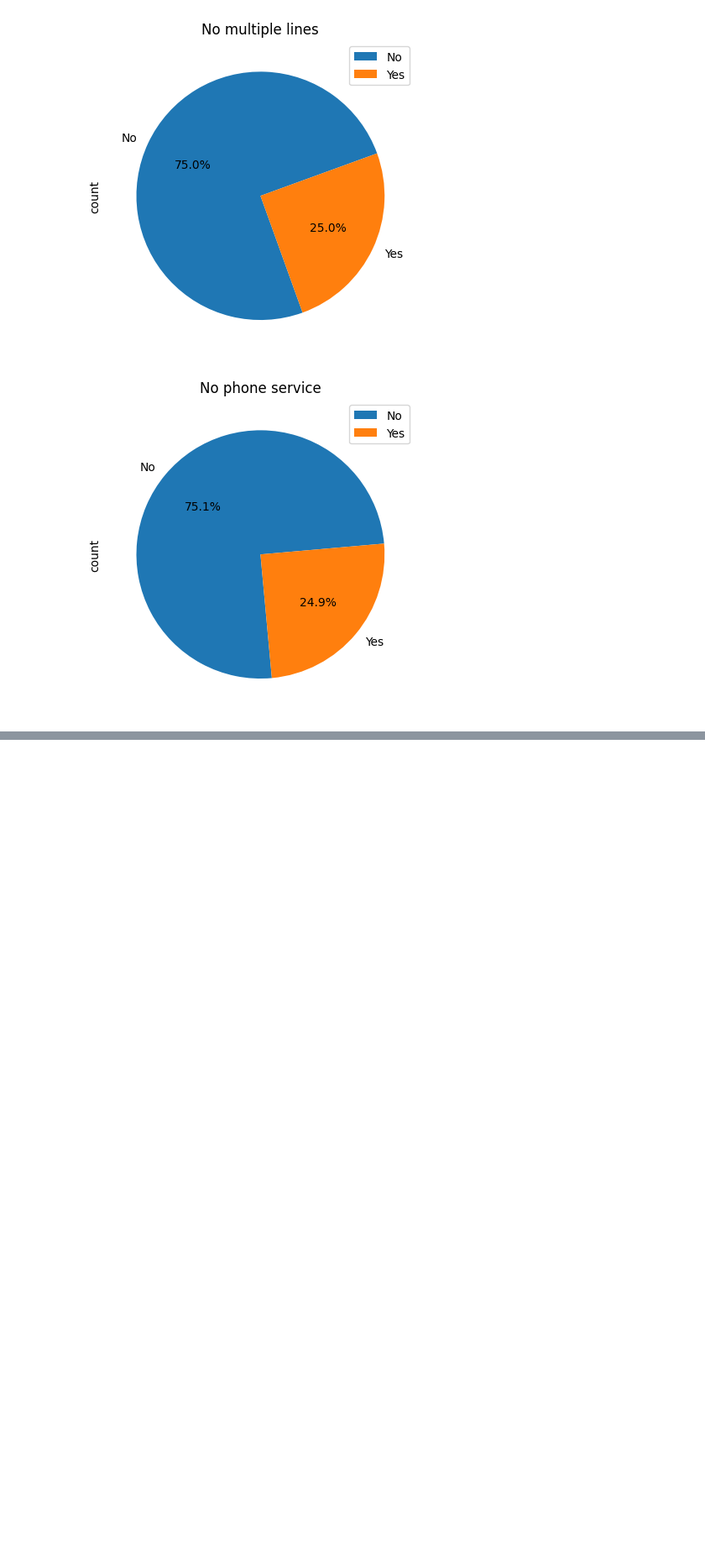
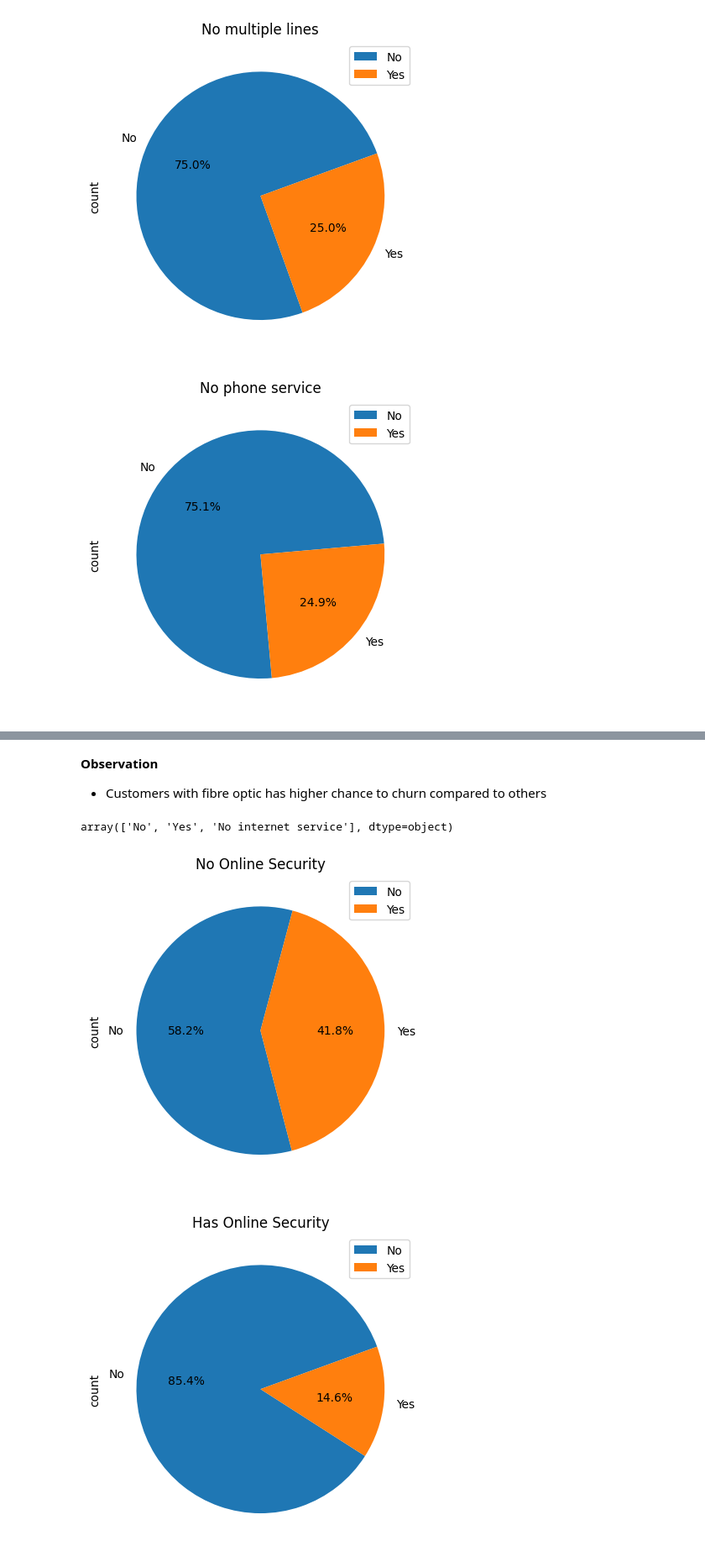
Before and after one commit to asa1997/CarPricePrediction, a Jupyter notebook: Telecom_Customer_Churn/Telecom_CustomerChurn.ipynb, the cells around one changed output, grey strips where cells are left out. Shown at 84% size. Saved outputs shown, nothing was run; the diff lists cells and outputs as text; code cells hidden in the pictures; blank space fills up the shorter version.

```diff
--- a/Telecom_Customer_Churn/Telecom_CustomerChurn.ipynb
+++ b/Telecom_Customer_Churn/Telecom_CustomerChurn.ipynb
@@ -268,0 +306,28 @@ plt.show()
+# %% [markdown]
+**Observation**
+
+- Customers with fibre optic has higher chance to churn compared to others
+# %%
+churn_data['OnlineSecurity'].unique()
+# %% [output]
+array(['No', 'Yes', 'No internet service'], dtype=object)
+# %%
+pie_Contract_m2m = pd.DataFrame(churn_data[churn_data['OnlineSecurity'] == "No"]['Churn'].value_counts())
+pie_Contract_m2m.plot.pie(subplots=True, labels = pie_Contract_m2m.index.values, autopct='%1.1f%%', startangle= 75)
+plt.title('No Online Security')
+plt.gca().set_aspect('equal')
+
+pie_Contract_1y = pd.DataFrame(churn_data[churn_data['OnlineSecurity'] == "Yes"]['Churn'].value_counts())
+pie_Contract_1y.plot.pie(subplots=True, labels = pie_Contract_1y.index.values, autopct='%1.1f%%', startangle= 20)
+plt.title('Has Online Security')
+plt.gca().set_aspect('equal')
+
+pie_Contract_2y = pd.DataFrame(churn_data[churn_data['OnlineSecurity'] == "No internet service"]['Churn'].value_counts())
+pie_Contract_2y.plot.pie(subplots=True, labels = pie_Contract_2y.index.values, autopct='%1.1f%%', startangle= 5)
+plt.title('No Internet Service')
+plt.gca().set_aspect('equal')
+
+plt.show()
+# %% [output]
+[figure, added]
+[figure, added]
```
Also changed, not shown: parts of 29 cells of this notebook.
